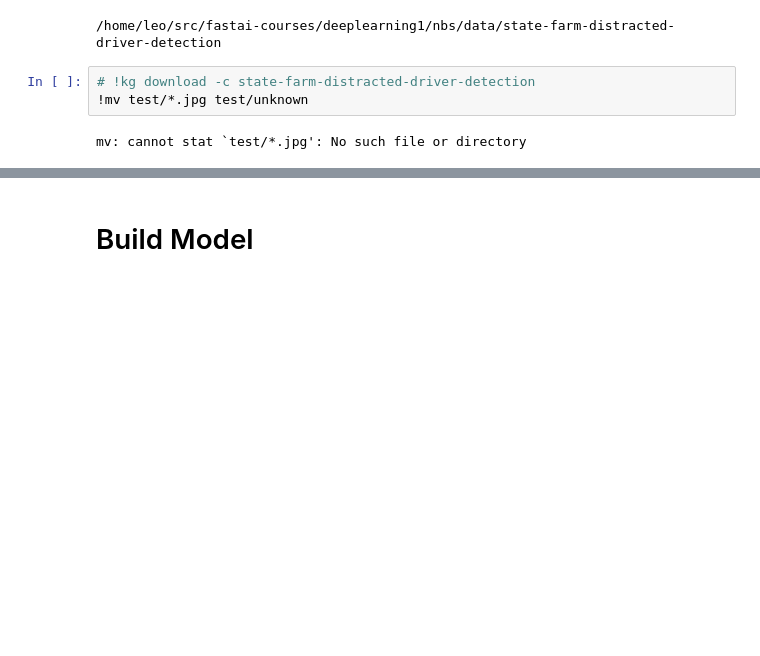
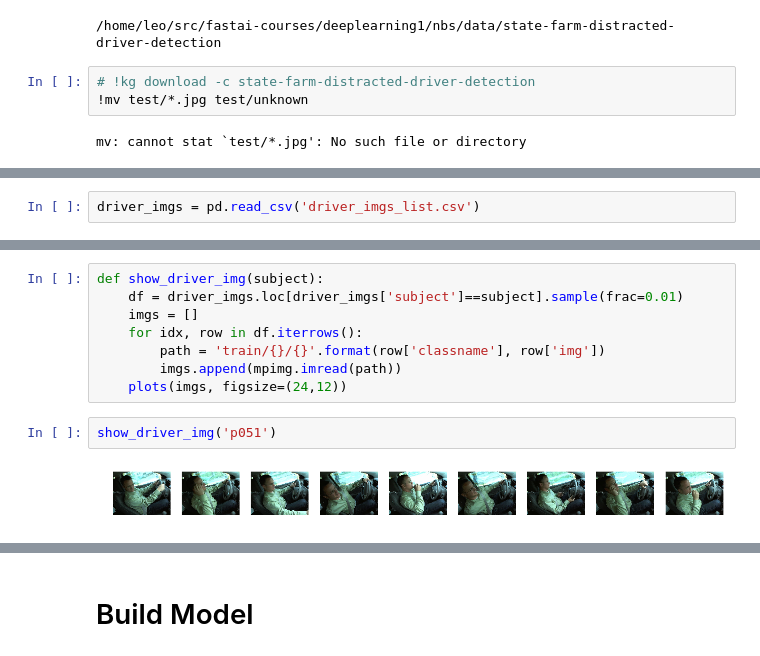
Before and after one commit to glasslion/courses, a Jupyter notebook: deeplearning1/nbs/state-farm-distracted-driver-detection.ipynb, the cells around one changed output, grey strips where cells are left out. Cells and saved outputs as stored; diff of their text form; blank space fills up the shorter version.

```diff
--- a/deeplearning1/nbs/state-farm-distracted-driver-detection.ipynb
+++ b/deeplearning1/nbs/state-farm-distracted-driver-detection.ipynb
@@ -83,0 +55,2 @@ def create_sample_set(rate=0.003):
+# %%
+driver_imgs = pd.read_csv('driver_imgs_list.csv')
@@ -83,0 +95,12 @@ def create_sample_set(rate=0.003):
+# %%
+def show_driver_img(subject):
+    df = driver_imgs.loc[driver_imgs['subject']==subject].sample(frac=0.01)
+    imgs = []
+    for idx, row in df.iterrows():
+        path = 'train/{}/{}'.format(row['classname'], row['img'])
+        imgs.append(mpimg.imread(path))
+    plots(imgs, figsize=(24,12))
+# %%
+show_driver_img('p051')
+# %% [output]
+[figure, added]
```
Also changed, not shown: parts of 28 cells of this notebook.
